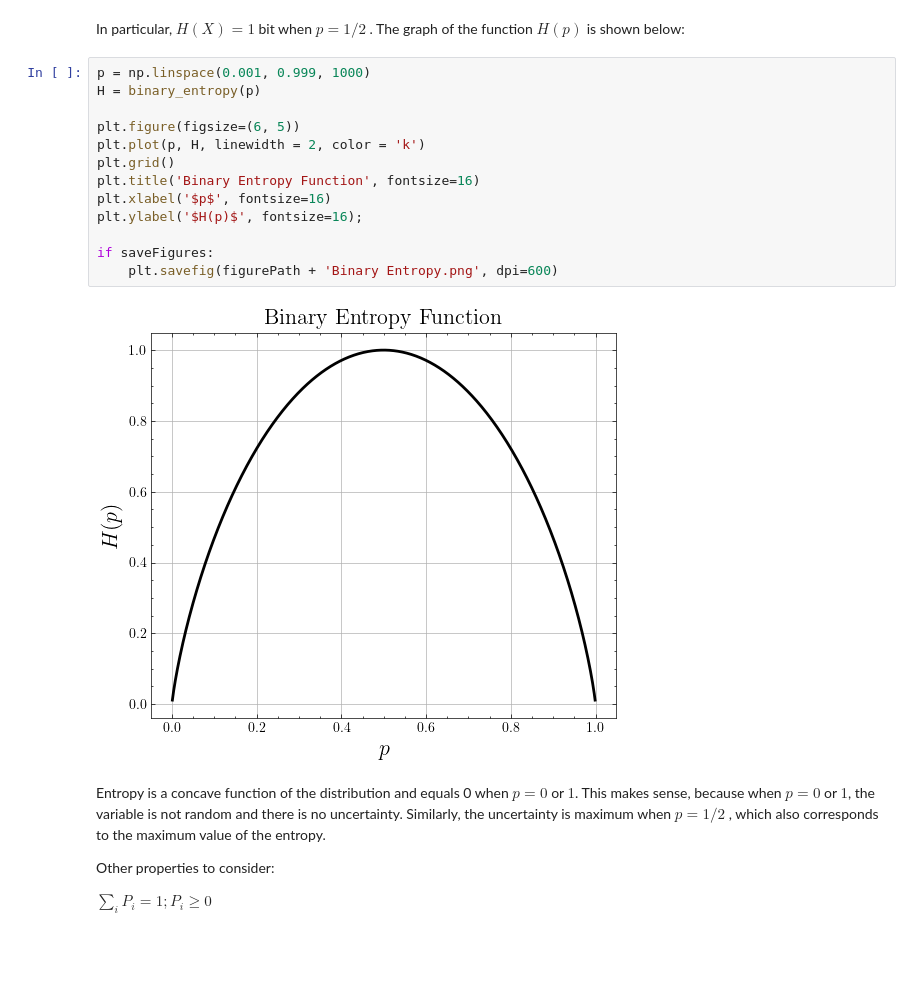
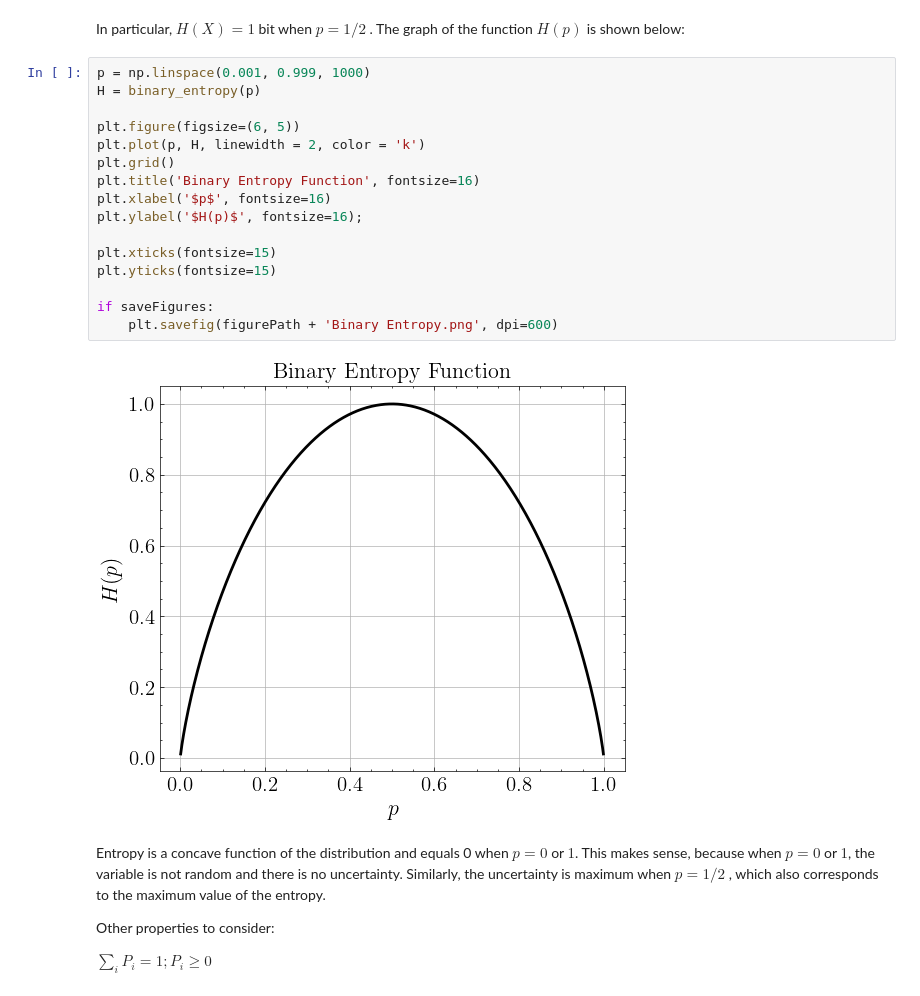
Before and after one commit to silasabs/TIC, a Jupyter notebook: 1. Intro Entropy.ipynb, the cells around one changed output. Drawn from its saved outputs; the diff is of its cells as text; blank space fills up the shorter version.

```diff
--- a/1. Intro Entropy.ipynb
+++ b/1. Intro Entropy.ipynb
@@ -146,18 +146,21 @@ In particular, $H(X) = 1$ bit when $p = 1/2$ . The graph of the function $H(p)$
 # %%
 p = np.linspace(0.001, 0.999, 1000)
 H = binary_entropy(p)
 
 plt.figure(figsize=(6, 5))
 plt.plot(p, H, linewidth = 2, color = 'k')
 plt.grid()
 plt.title('Binary Entropy Function', fontsize=16)
 plt.xlabel('$p$', fontsize=16)
 plt.ylabel('$H(p)$', fontsize=16);
 
+plt.xticks(fontsize=15)
+plt.yticks(fontsize=15)
+
 if saveFigures:
     plt.savefig(figurePath + 'Binary Entropy.png', dpi=600)
 # %% [output]
-[figure, old version]
+[figure, new version]
 # %% [markdown]
 Entropy is a concave function of the distribution and equals 0 when $p = 0$ or $1$. This makes sense, because when $p = 0$ or $1$, the variable is not random and there is no uncertainty. Similarly, the uncertainty is maximum when $p = 1/2$ , which also corresponds to the maximum value of the entropy.
 
```
Also changed, not shown: parts of 1 cell of this notebook.
